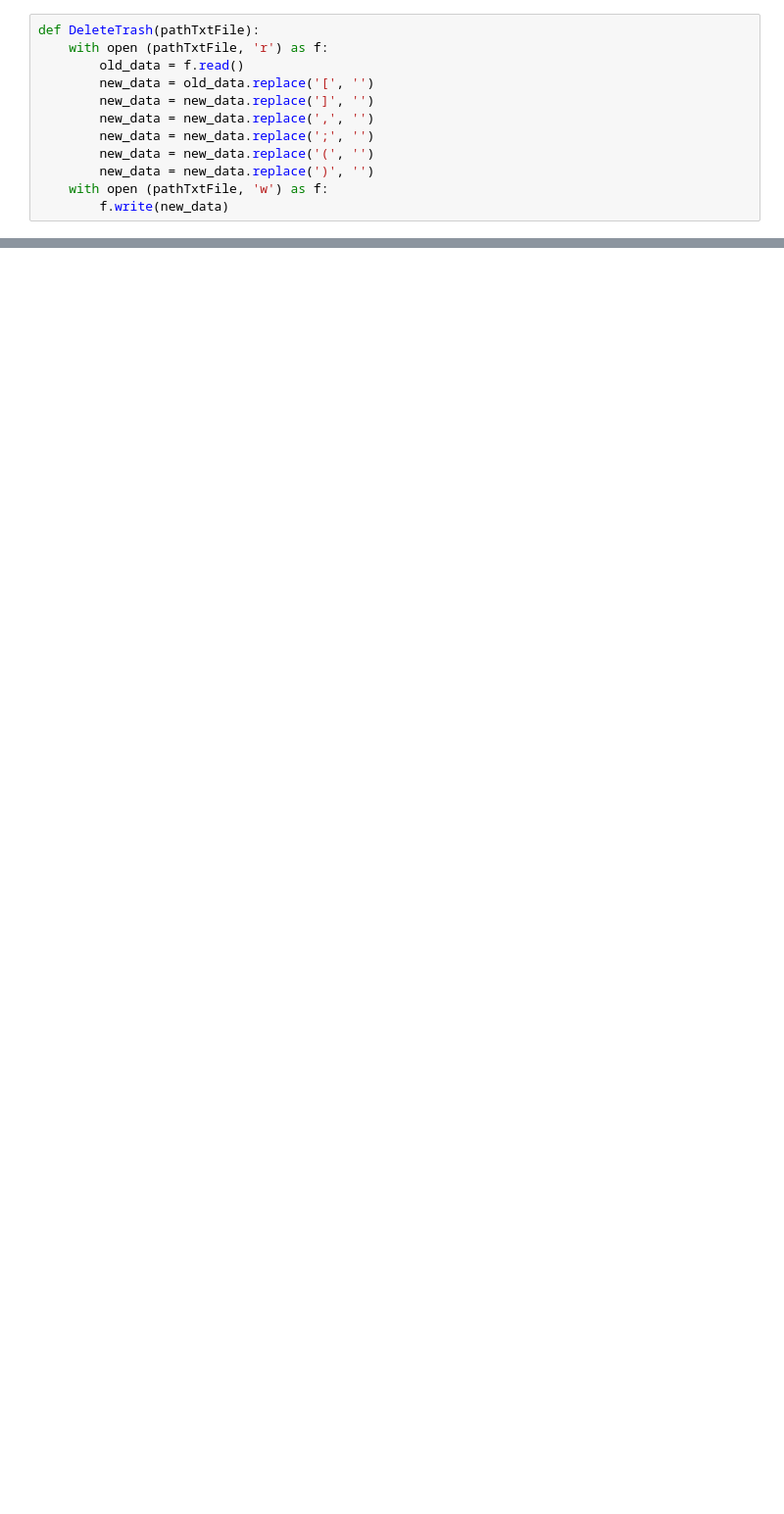
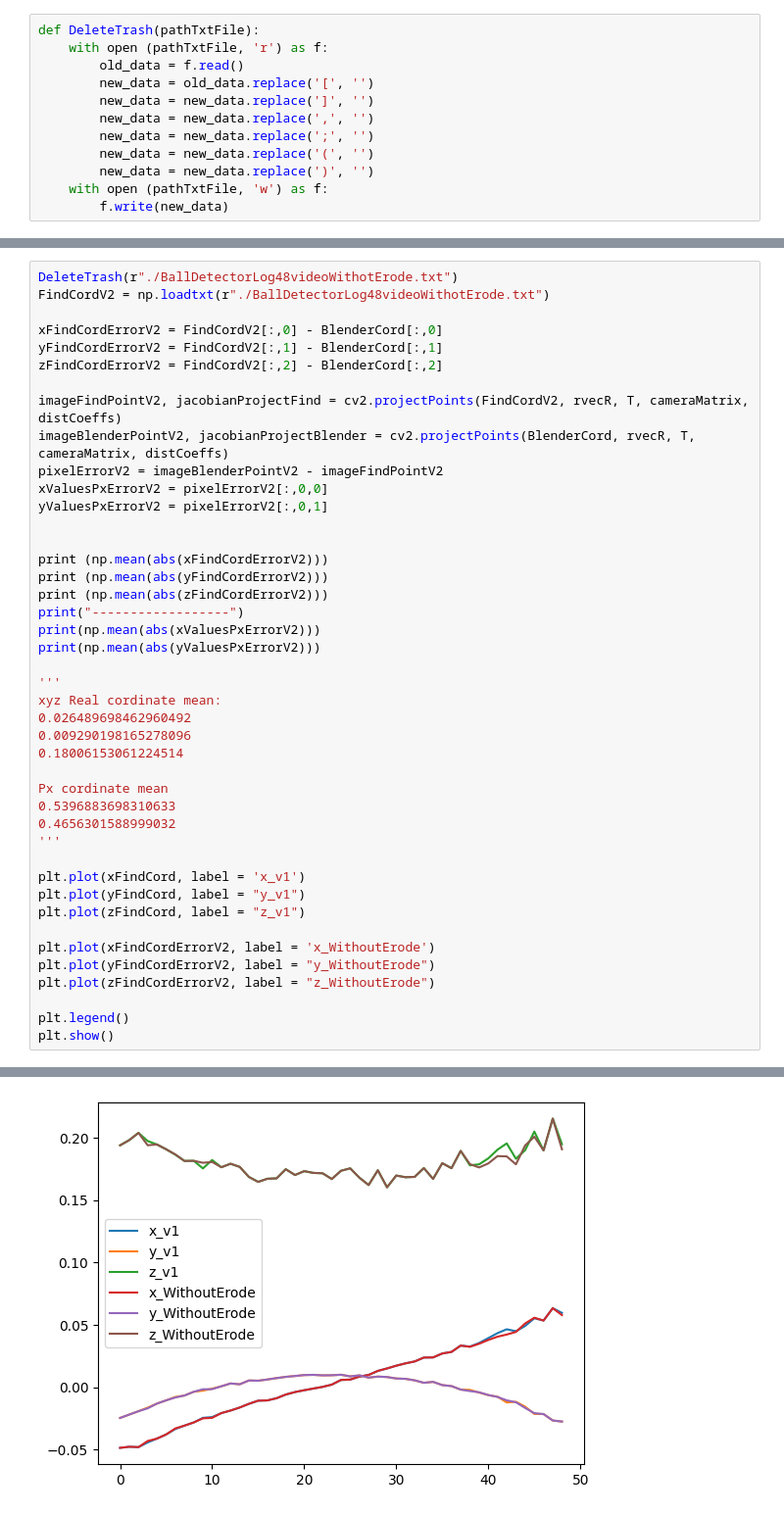
Before and after one commit to Cyber1derer/BallDetector, a Jupyter notebook: analysis/ProjectPointEstimation.ipynb, the cells around one changed output, grey strips where cells are left out. Shown at 98% size. Saved outputs shown, nothing was run; the diff lists cells and outputs as text; blank space fills up the shorter version.

```diff
--- a/analysis/ProjectPointEstimation.ipynb
+++ b/analysis/ProjectPointEstimation.ipynb
@@ -76,0 +144,44 @@ plt.legend()
+# %%
+DeleteTrash(r"./BallDetectorLog48videoWithotErode.txt")
+FindCordV2 = np.loadtxt(r"./BallDetectorLog48videoWithotErode.txt")
+
+xFindCordErrorV2 = FindCordV2[:,0] - BlenderCord[:,0]
+yFindCordErrorV2 = FindCordV2[:,1] - BlenderCord[:,1]
+zFindCordErrorV2 = FindCordV2[:,2] - BlenderCord[:,2]
+
+imageFindPointV2, jacobianProjectFind = cv2.projectPoints(FindCordV2, rvecR, T, cameraMatrix, distCoeffs)
+imageBlenderPointV2, jacobianProjectBlender = cv2.projectPoints(BlenderCord, rvecR, T, cameraMatrix, distCoeffs)
+pixelErrorV2 = imageBlenderPointV2 - imageFindPointV2
+xValuesPxErrorV2 = pixelErrorV2[:,0,0]
+yValuesPxErrorV2 = pixelErrorV2[:,0,1]
+
+
+print (np.mean(abs(xFindCordErrorV2)))
+print (np.mean(abs(yFindCordErrorV2)))
+print (np.mean(abs(zFindCordErrorV2)))
+print("------------------")
+print(np.mean(abs(xValuesPxErrorV2)))
+print(np.mean(abs(yValuesPxErrorV2)))
+
+'''
+xyz Real cordinate mean:
+0.026489698462960492
+0.009290198165278096
+0.18006153061224514
+
+Px cordinate mean
+0.5396883698310633
+0.4656301588999032
+'''
+
+plt.plot(xFindCord, label = 'x_v1')
+plt.plot(yFindCord, label = "y_v1")
+plt.plot(zFindCord, label = "z_v1")
+
+plt.plot(xFindCordErrorV2, label = 'x_WithoutErode')
+plt.plot(yFindCordErrorV2, label = "y_WithoutErode")
+plt.plot(zFindCordErrorV2, label = "z_WithoutErode")
+
+plt.legend()
+plt.show()
+# %% [output]
@@ -76,0 +194 @@ plt.legend()
+[figure, added]
```
Also changed, not shown: parts of 17 cells of this notebook, 9 other files.
